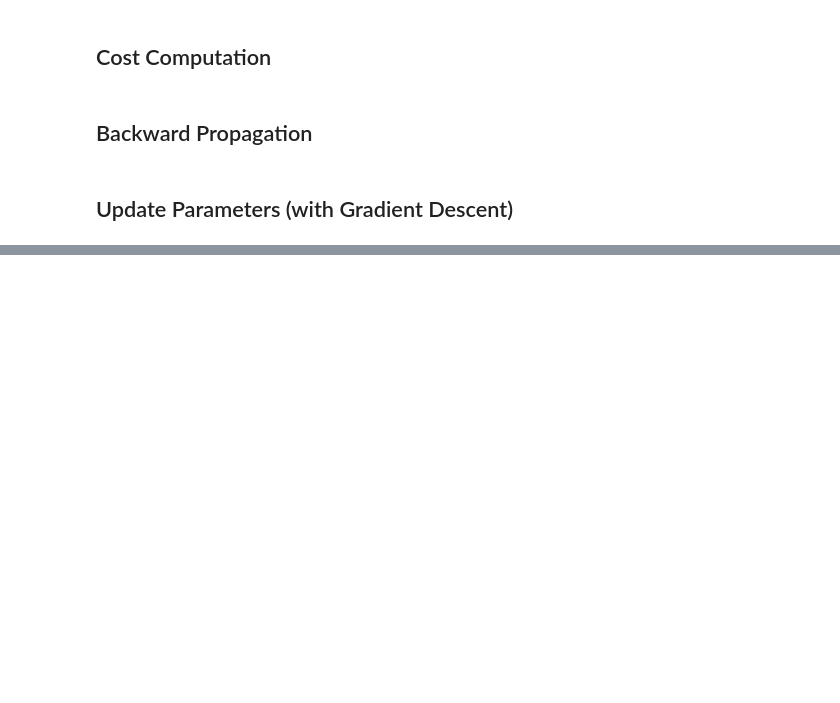
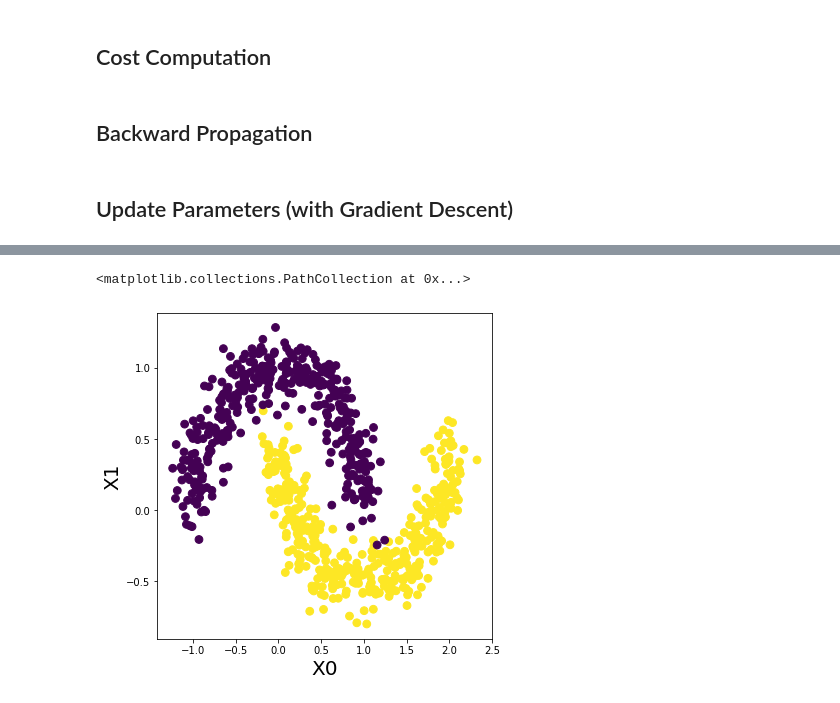
Before and after one commit to Etshhh/DeepNeuralNetworkImplementation, a Jupyter notebook: DNN.ipynb, the cells around one changed output, grey strips where cells are left out. Saved outputs shown, nothing was run; the diff lists cells and outputs as text; code cells hidden in the pictures; blank space fills up the shorter version.

```diff
--- a/DNN.ipynb
+++ b/DNN.ipynb
@@ -264,0 +472,17 @@ def update_params(params, grads, lr):
+# %%
+#
+# 200 records with noise set as 0.3
+#
+X, y = datasets.make_moons(800, noise=0.12, random_state=10)
+X = X.T
+
+#
+# Create the plot
+#
+fig, ax = plt.subplots(figsize=(6, 6))
+plt.xlabel("X0", fontsize=20)
+plt.ylabel("X1", fontsize=20)
+plt.scatter(X[0,:], X[1,:], s=60, c=y)
+# %% [output]
+<matplotlib.collections.PathCollection at 0x...>
+[figure, added]
```
Also changed, not shown: parts of 18 cells of this notebook.
